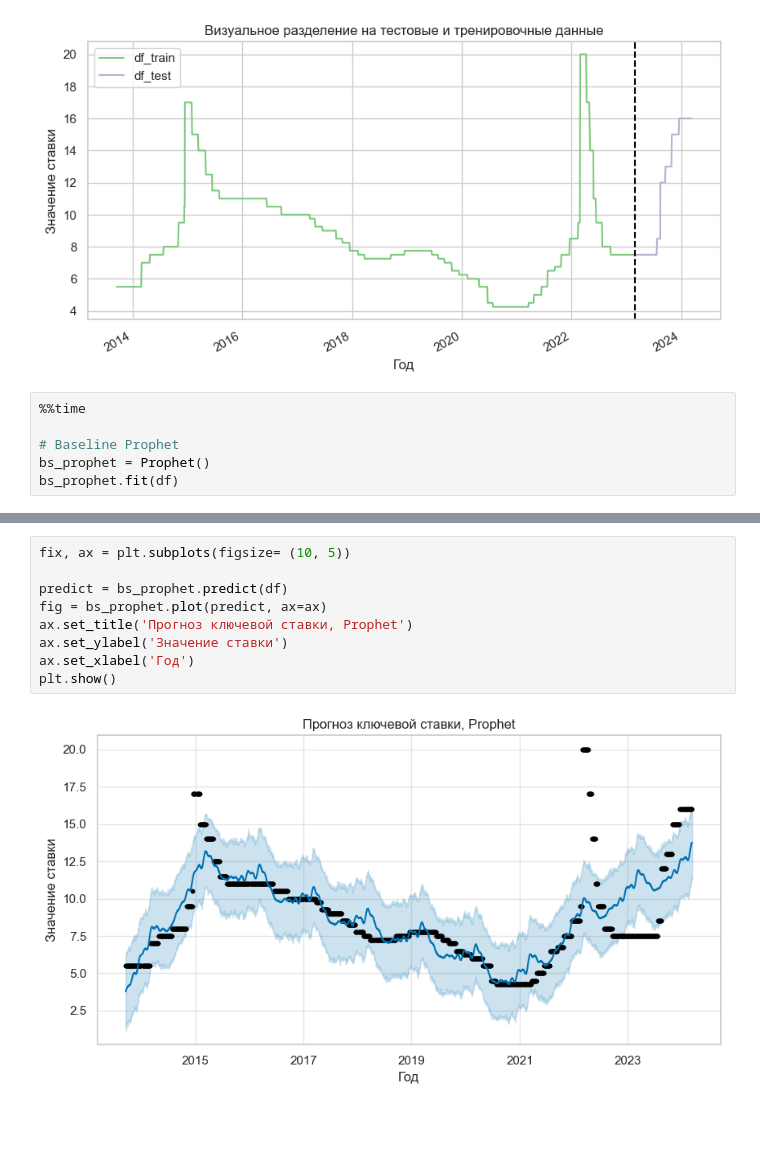
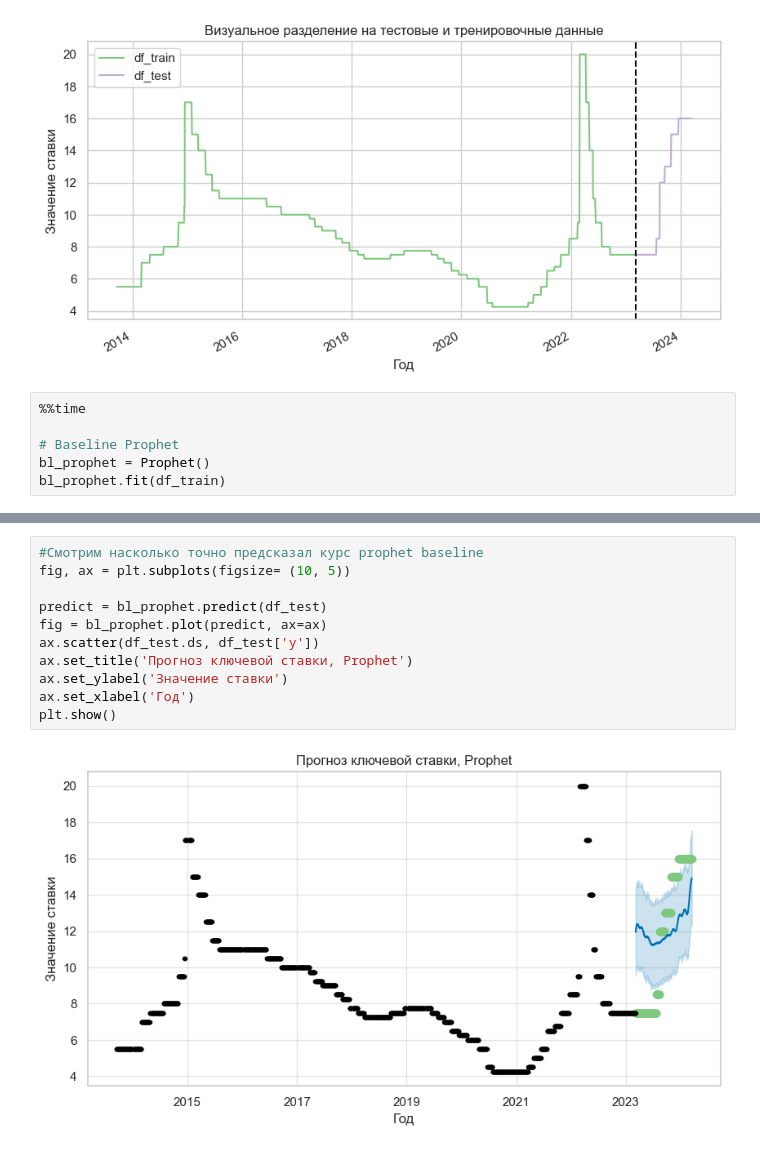
Before and after one commit to myxa95/01_Prediction_of_the_key_rate_in_the_Russian_Federation, a Jupyter notebook: notebooks/Parcer_CB_RF.ipynb, the cells around one changed output, grey strips where cells are left out. Saved outputs shown, nothing was run; the diff lists cells and outputs as text; blank space fills up the shorter version.

```diff
--- a/notebooks/Parcer_CB_RF.ipynb
+++ b/notebooks/Parcer_CB_RF.ipynb
@@ -156,6 +181,6 @@ plt.show()
 %%time
 
 # Baseline Prophet
-bs_prophet = Prophet()
-bs_prophet.fit(df)
+bl_prophet = Prophet()
+bl_prophet.fit(df_train)
 # %% [output]
@@ -174,12 +192,14 @@ Wall time: 1.02 s
 # %%
-fix, ax = plt.subplots(figsize= (10, 5))
+#Смотрим насколько точно предсказал курс prophet baseline
+fig, ax = plt.subplots(figsize= (10, 5))
 
-predict = bs_prophet.predict(df)
-fig = bs_prophet.plot(predict, ax=ax)
+predict = bl_prophet.predict(df_test)
+fig = bl_prophet.plot(predict, ax=ax)
+ax.scatter(df_test.ds, df_test['y'])
 ax.set_title('Прогноз ключевой ставки, Prophet')
 ax.set_ylabel('Значение ставки')
 ax.set_xlabel('Год')
 plt.show()
 # %% [output]
-[figure, old version]
+[figure, new version]
 # %%
```
Also changed, not shown: parts of 13 cells of this notebook, 1 other file.
